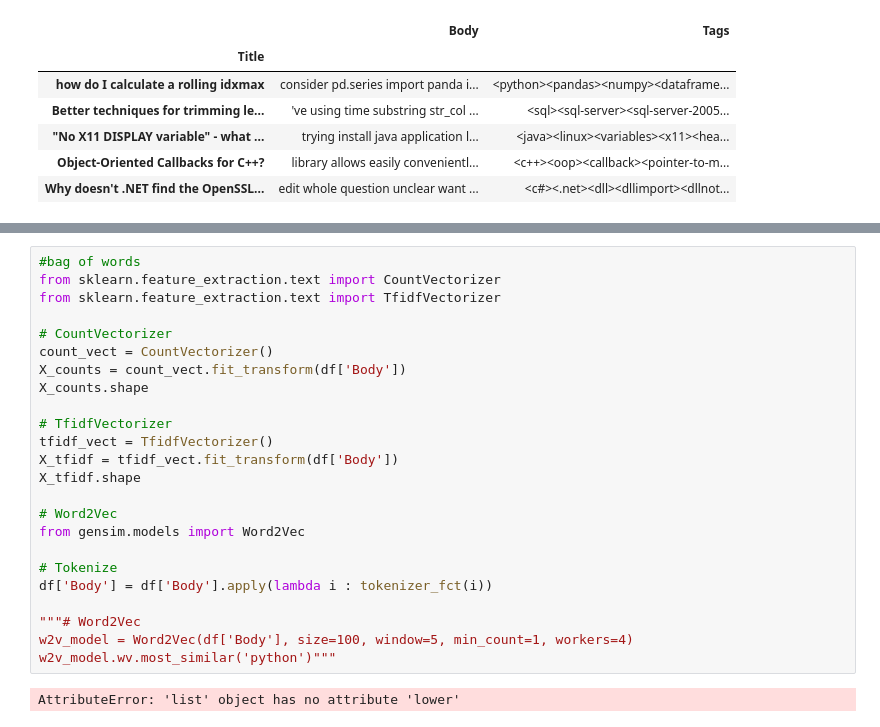
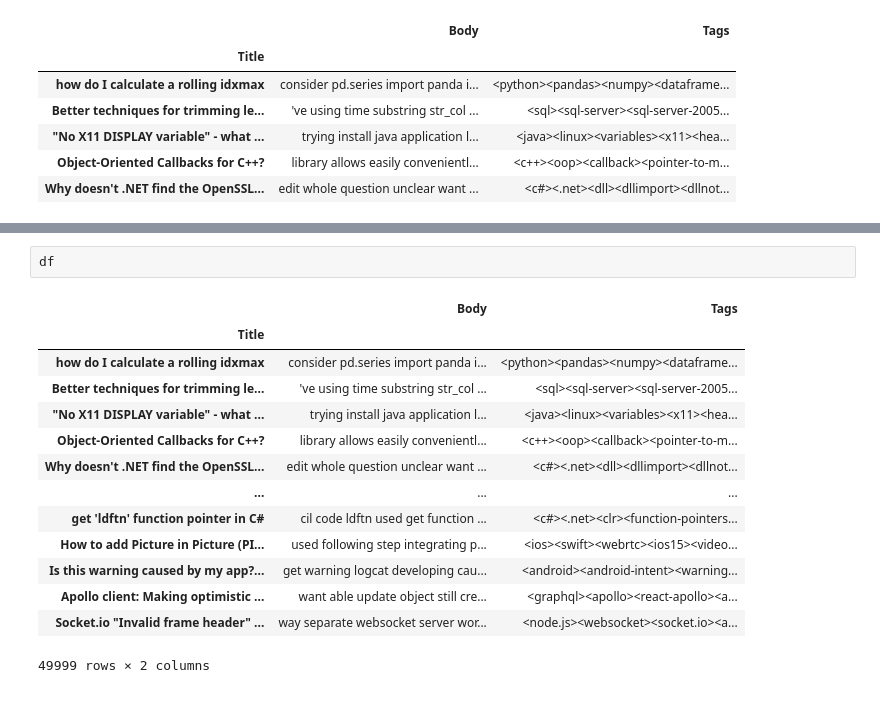
Before and after one commit to ThomasMeb/Classifier_Questions_StackOverflow, a Jupyter notebook: Mebarki_Thomas_notebook_exploration_032023.ipynb, the cells around one changed output, grey strips where cells are left out. Saved outputs shown, nothing was run; the diff lists cells and outputs as text.

```diff
--- a/Mebarki_Thomas_notebook_exploration_032023.ipynb
+++ b/Mebarki_Thomas_notebook_exploration_032023.ipynb
@@ -256,28 +272,19 @@ how set tidhttp use proxy configuration compatible vista win7 reliable
 
 ------------------------------------------------------------------------------------------------------------------------
-# %%
-#bag of words
-from sklearn.feature_extraction.text import CountVectorizer
-from sklearn.feature_extraction.text import TfidfVectorizer
-
-# CountVectorizer
-count_vect = CountVectorizer()
-X_counts = count_vect.fit_transform(df['Body'])
-X_counts.shape
-
-# TfidfVectorizer
-tfidf_vect = TfidfVectorizer()
-X_tfidf = tfidf_vect.fit_transform(df['Body'])
-X_tfidf.shape
-
-# Word2Vec
-from gensim.models import Word2Vec
-
-# Tokenize
-df['Body'] = df['Body'].apply(lambda i : tokenizer_fct(i))
-
-"""# Word2Vec
-w2v_model = Word2Vec(df['Body'], size=100, window=5, min_count=1, workers=4)
-w2v_model.wv.most_similar('python')"""
-# %% [output]
-AttributeError: 'list' object has no attribute 'lower'
+# %%
+df
+# %% [output]
+|  | Body | Tags |
+| Title |  |  |
+| how do I calculate a rolling idxmax | consider pd.series import panda i... | <python><pandas><numpy><dataframe... |
+| Better techniques for trimming le... | 've using time substring str_col ... | <sql><sql-server><sql-server-2005... |
+| "No X11 DISPLAY variable" - what ... | trying install java application l... | <java><linux><variables><x11><hea... |
+| Object-Oriented Callbacks for C++? | library allows easily convenientl... | <c++><oop><callback><pointer-to-m... |
+| Why doesn't .NET find the OpenSSL... | edit whole question unclear want ... | <c#><.net><dll><dllimport><dllnot... |
+| ... | ... | ... |
+| get 'ldftn' function pointer in C# | cil code ldftn used get function ... | <c#><.net><clr><function-pointers... |
+| How to add Picture in Picture (PI... | used following step integrating p... | <ios><swift><webrtc><ios15><video... |
+| Is this warning caused by my app?... | get warning logcat developing cau... | <android><android-intent><warning... |
+| Apollo client: Making optimistic ... | want able update object still cre... | <graphql><apollo><react-apollo><a... |
+| Socket.io "Invalid frame header" ... | way separate websocket server wor... | <node.js><websocket><socket.io><a... |
+49999 rows × 2 columns
```
Also changed, not shown: parts of 9 cells of this notebook, 1 other file.
